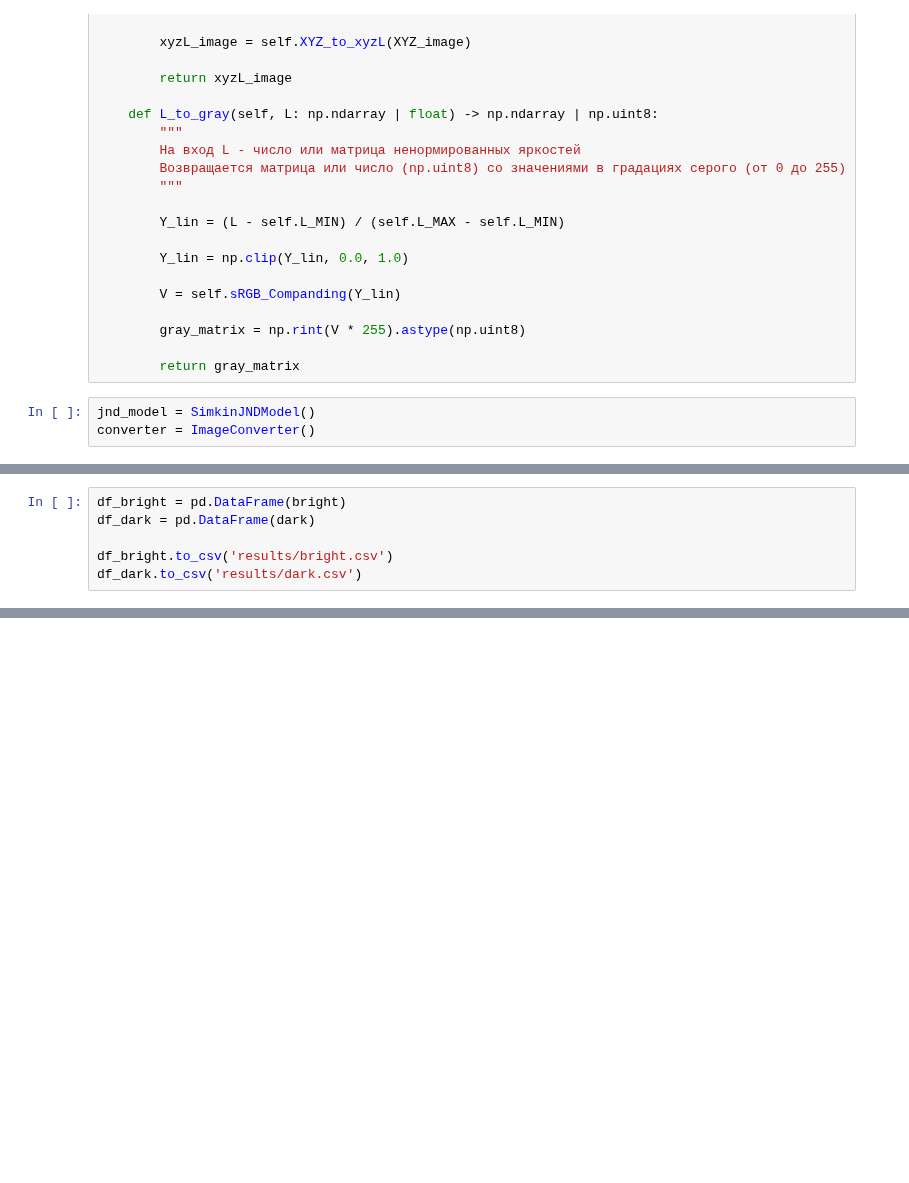
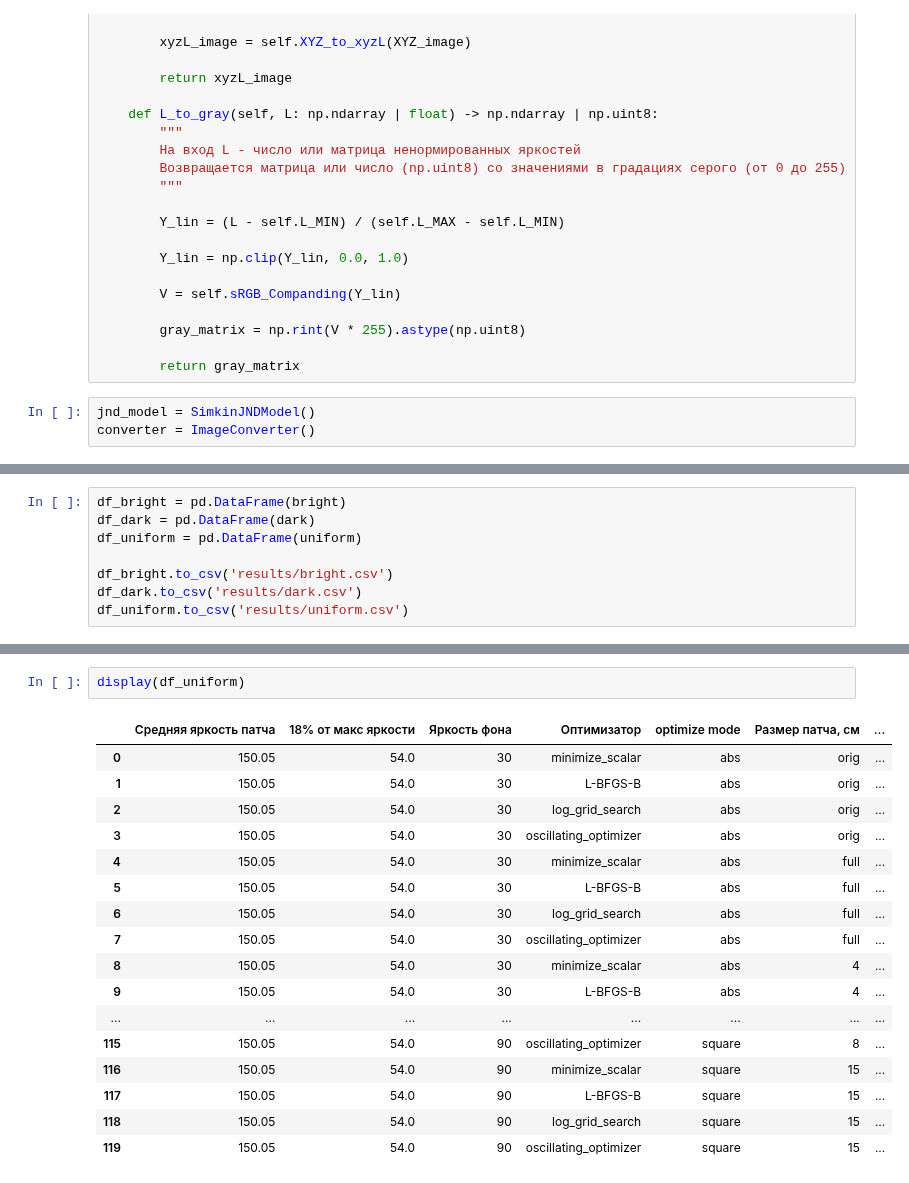
Before and after one commit to tarakanov517/CV_JND_based_approach, a Jupyter notebook: jnd_experiments/optimizer_tests_jnd.ipynb, the cells around one changed output, grey strips where cells are left out. Drawn from its saved outputs; the diff is of its cells as text; blank space fills up the shorter version.

```diff
--- a/jnd_experiments/optimizer_tests_jnd.ipynb
+++ b/jnd_experiments/optimizer_tests_jnd.ipynb
@@ -470,6 +870,8 @@ for l_gray, mode, target_width_cm in product([30, 60, 90], ['abs', 'square'], [N
 # %%
 df_bright = pd.DataFrame(bright)
 df_dark = pd.DataFrame(dark)
+df_uniform = pd.DataFrame(uniform)
 
 df_bright.to_csv('results/bright.csv')
 df_dark.to_csv('results/dark.csv')
+df_uniform.to_csv('results/uniform.csv')
@@ -515,0 +922,20 @@ display(df_dark)
+# %%
+display(df_uniform)
+# %% [output]
+|  | Средняя яркость патча | 18% от макс яркости | Яркость фона | Оптимизатор | optimize mode | Размер патча, см | ... |
+| 0 | 150.05 | 54.0 | 30 | minimize_scalar | abs | orig | ... |
+| 1 | 150.05 | 54.0 | 30 | L-BFGS-B | abs | orig | ... |
+| 2 | 150.05 | 54.0 | 30 | log_grid_search | abs | orig | ... |
+| 3 | 150.05 | 54.0 | 30 | oscillating_optimizer | abs | orig | ... |
+| 4 | 150.05 | 54.0 | 30 | minimize_scalar | abs | full | ... |
+| 5 | 150.05 | 54.0 | 30 | L-BFGS-B | abs | full | ... |
+| 6 | 150.05 | 54.0 | 30 | log_grid_search | abs | full | ... |
+| 7 | 150.05 | 54.0 | 30 | oscillating_optimizer | abs | full | ... |
+| 8 | 150.05 | 54.0 | 30 | minimize_scalar | abs | 4 | ... |
+| 9 | 150.05 | 54.0 | 30 | L-BFGS-B | abs | 4 | ... |
+| ... | ... | ... | ... | ... | ... | ... | ... |
+| 115 | 150.05 | 54.0 | 90 | oscillating_optimizer | square | 8 | ... |
+| 116 | 150.05 | 54.0 | 90 | minimize_scalar | square | 15 | ... |
+| 117 | 150.05 | 54.0 | 90 | L-BFGS-B | square | 15 | ... |
+| 118 | 150.05 | 54.0 | 90 | log_grid_search | square | 15 | ... |
+| 119 | 150.05 | 54.0 | 90 | oscillating_optimizer | square | 15 | ... |
```
Also changed, not shown: parts of 10 cells of this notebook, 5 other files.
